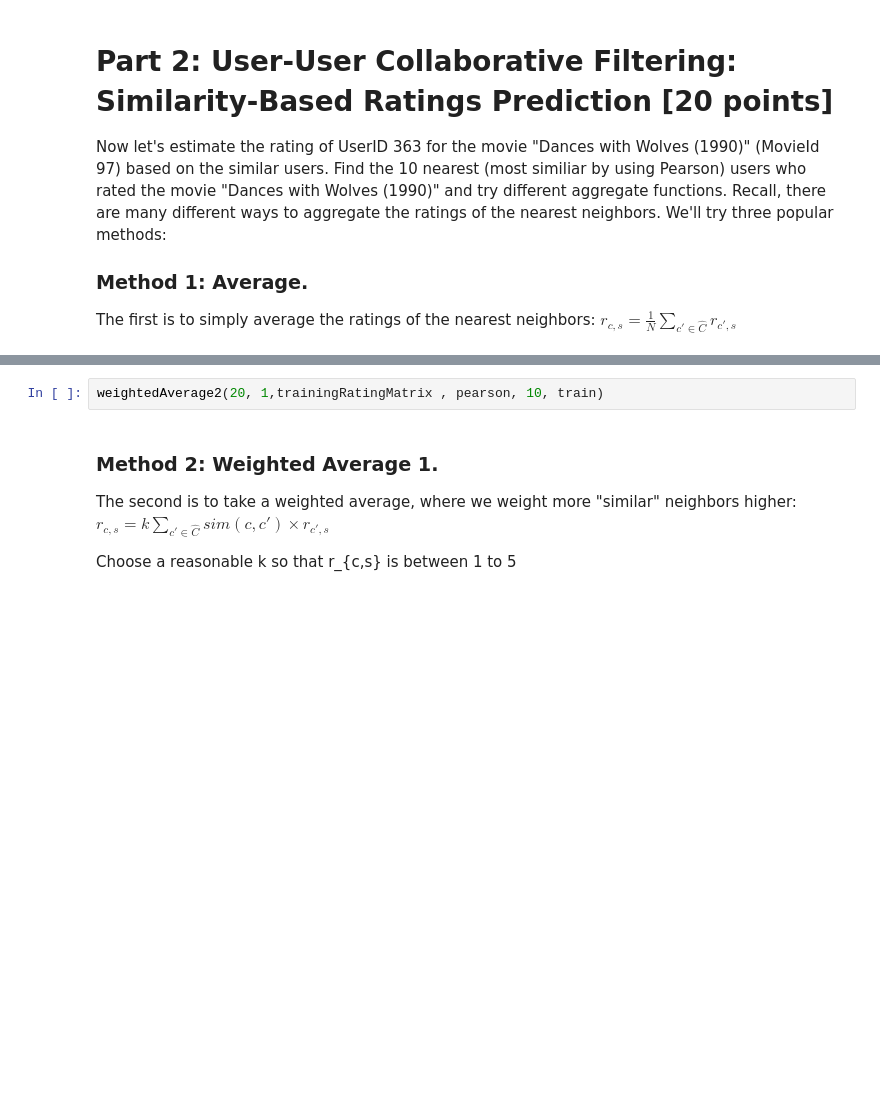
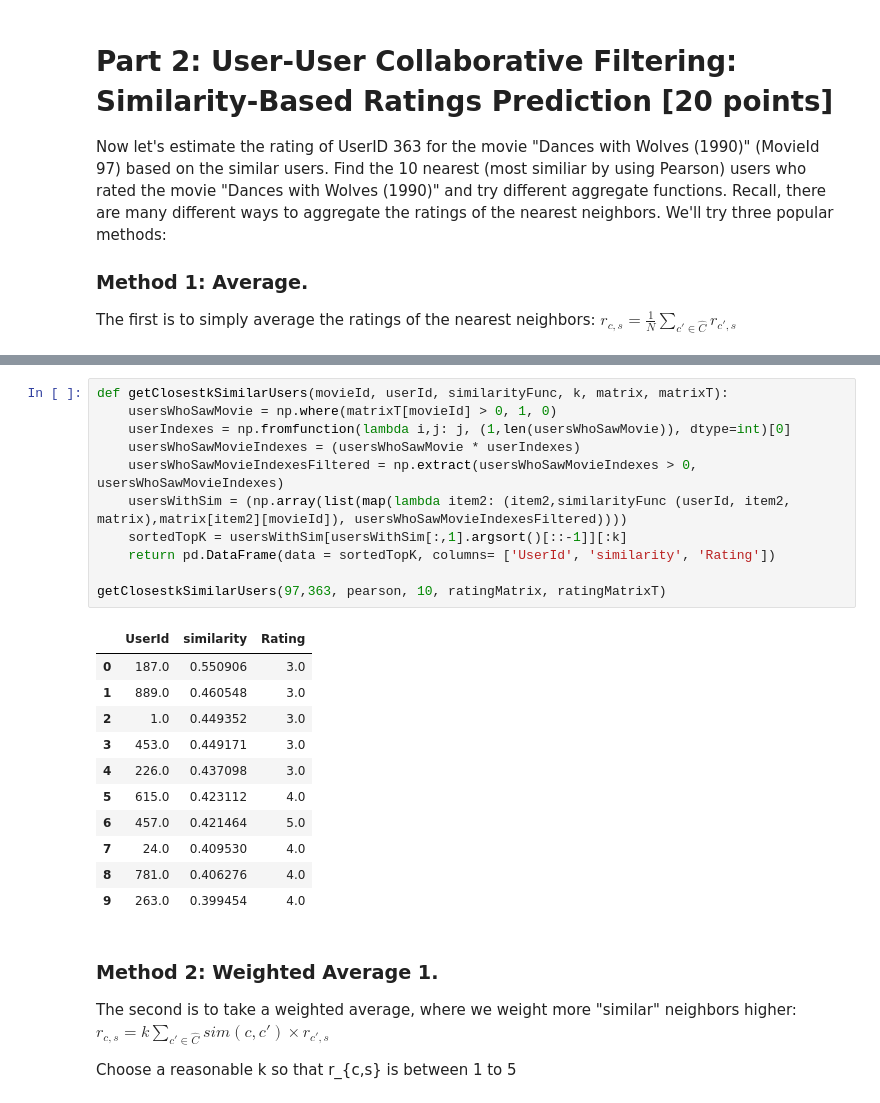
Before and after one commit to RyanChomistek/470hw3, a Jupyter notebook: homework_3.ipynb, the cells around one changed output, grey strips where cells are left out. Saved outputs shown, nothing was run; the diff lists cells and outputs as text; blank space fills up the shorter version.

```diff
--- a/homework_3.ipynb
+++ b/homework_3.ipynb
@@ -257,6 +269,27 @@ print('predicted score = ', getClosestkSimilarUsers(97,363, pearson, 10, movie_r
 predicted score =  3.6
-# %%
-weightedAverage2(20, 1,trainingRatingMatrix , pearson, 10, train)
+# %%
+def getClosestkSimilarUsers(movieId, userId, similarityFunc, k, matrix, matrixT):
+    usersWhoSawMovie = np.where(matrixT[movieId] > 0, 1, 0)
+    userIndexes = np.fromfunction(lambda i,j: j, (1,len(usersWhoSawMovie)), dtype=int)[0]
+    usersWhoSawMovieIndexes = (usersWhoSawMovie * userIndexes)
+    usersWhoSawMovieIndexesFiltered = np.extract(usersWhoSawMovieIndexes > 0, usersWhoSawMovieIndexes)
+    usersWithSim = (np.array(list(map(lambda item2: (item2,similarityFunc (userId, item2, matrix),matrix[item2][movieId]), usersWhoSawMovieIndexesFiltered))))
+    sortedTopK = usersWithSim[usersWithSim[:,1].argsort()[::-1]][:k]
+    return pd.DataFrame(data = sortedTopK, columns= ['UserId', 'similarity', 'Rating'])
+
+getClosestkSimilarUsers(97,363, pearson, 10, ratingMatrix, ratingMatrixT)
+# %% [output]
+|  | UserId | similarity | Rating |
+| 0 | 187.0 | 0.550906 | 3.0 |
+| 1 | 889.0 | 0.460548 | 3.0 |
+| 2 | 1.0 | 0.449352 | 3.0 |
+| 3 | 453.0 | 0.449171 | 3.0 |
+| 4 | 226.0 | 0.437098 | 3.0 |
+| 5 | 615.0 | 0.423112 | 4.0 |
+| 6 | 457.0 | 0.421464 | 5.0 |
+| 7 | 24.0 | 0.409530 | 4.0 |
+| 8 | 781.0 | 0.406276 | 4.0 |
+| 9 | 263.0 | 0.399454 | 4.0 |
 # %% [markdown]
 ### Method 2: Weighted Average 1.
 The second is to take a weighted average, where we weight more "similar" neighbors higher: $r_{c,s} = k\sum_{c'\in \hat{C}}sim(c, c')\times r_{c',s}$
```
Also changed, not shown: parts of 12 cells of this notebook.
